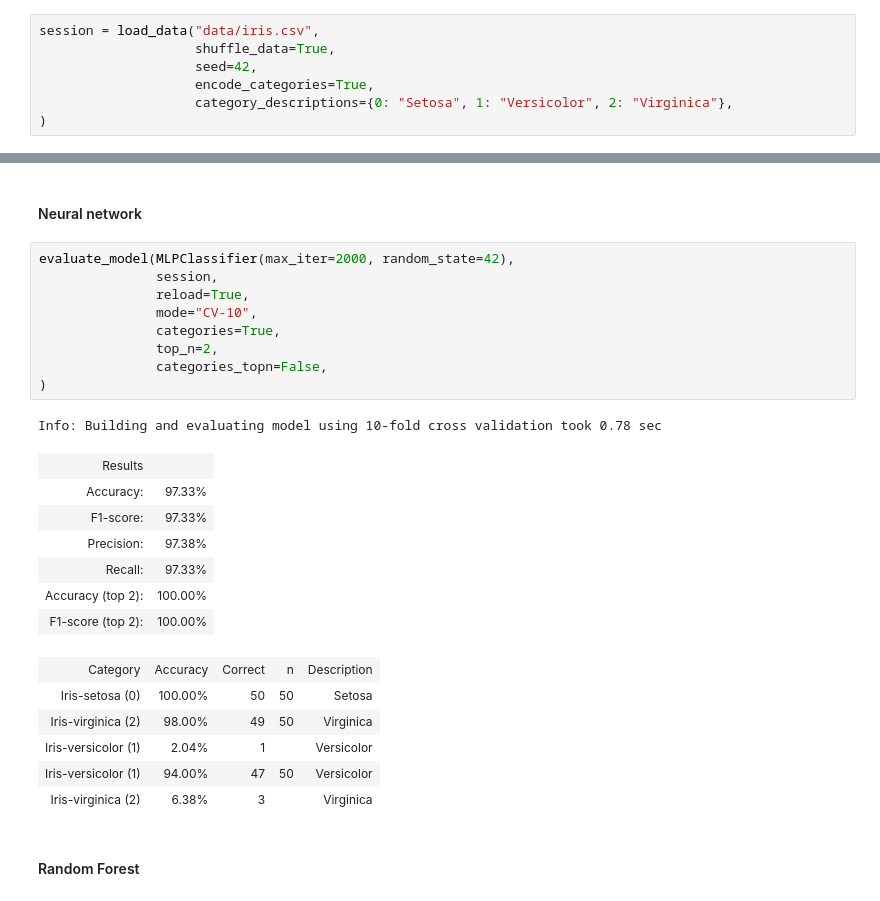
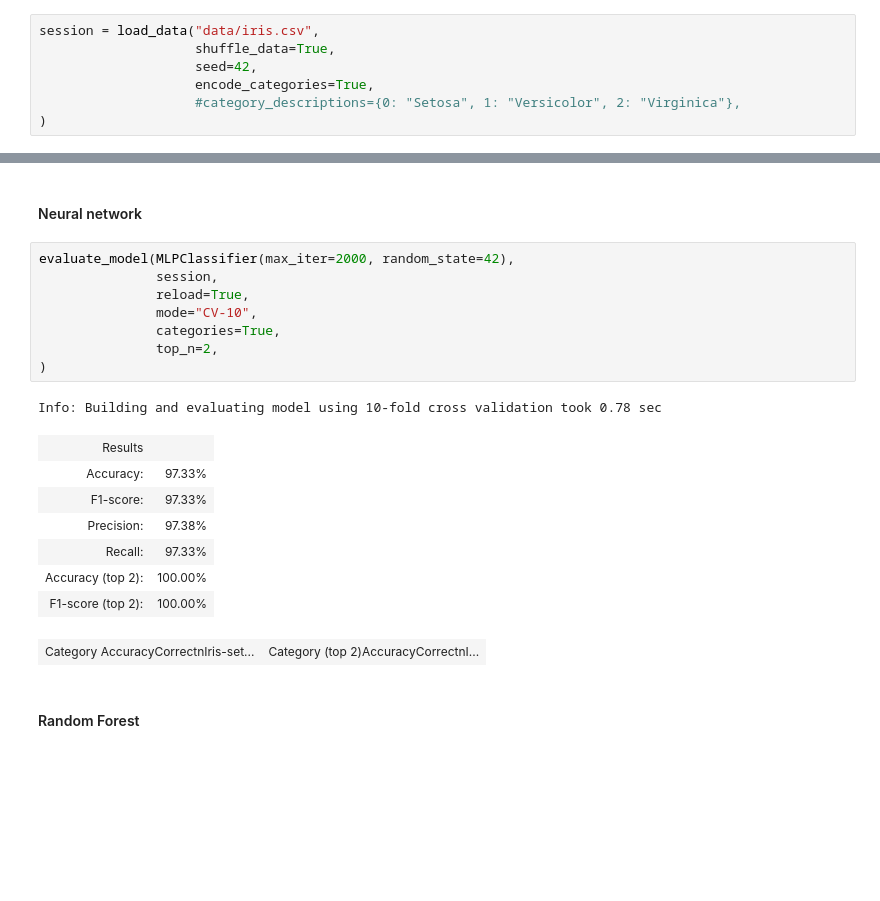
Before and after one commit to jhagelback/mltlk, a Jupyter notebook: Iris.ipynb, the cells around one changed output, grey strips where cells are left out. Saved outputs shown, nothing was run; the diff lists cells and outputs as text; blank space fills up the shorter version.

Commit message:
Version 0.1.39: Changes in how top n categories are displayed

```diff
--- a/Iris.ipynb
+++ b/Iris.ipynb
@@ -15,7 +15,7 @@ session = load_data("data/iris.csv",
                     shuffle_data=True,
                     seed=42,
                     encode_categories=True,
-                    category_descriptions={0: "Setosa", 1: "Versicolor", 2: "Virginica"},
+                    #category_descriptions={0: "Setosa", 1: "Versicolor", 2: "Virginica"},
 )
 # %% [output]
 Info: Categories encoded
@@ -35,27 +35,21 @@ data_stats(session)
 # %%
 evaluate_model(MLPClassifier(max_iter=2000, random_state=42),
                session,
                reload=True,
                mode="CV-10",
                categories=True,
                top_n=2,
-               categories_topn=False,
 )
 # %% [output]
 Info: Building and evaluating model using 10-fold cross validation took 0.78 sec
 | Results |  |
 | Accuracy: | 97.33% |
 | F1-score: | 97.33% |
 | Precision: | 97.38% |
 | Recall: | 97.33% |
 | Accuracy (top 2): | 100.00% |
 | F1-score (top 2): | 100.00% |
-| Category | Accuracy | Correct | n | Description |
-| Iris-setosa (0) | 100.00% | 50 | 50 | Setosa |
-| Iris-virginica (2) | 98.00% | 49 | 50 | Virginica |
-| Iris-versicolor (1) | 2.04% | 1 |  | Versicolor |
-| Iris-versicolor (1) | 94.00% | 47 | 50 | Versicolor |
-| Iris-virginica (2) | 6.38% | 3 |  | Virginica |
+| Category AccuracyCorrectnIris-set... | Category (top 2)AccuracyCorrectnI... |
 # %% [markdown]
 #### Random Forest
 # %%
```
Also changed, not shown: parts of 4 cells of this notebook, 3 other files.
